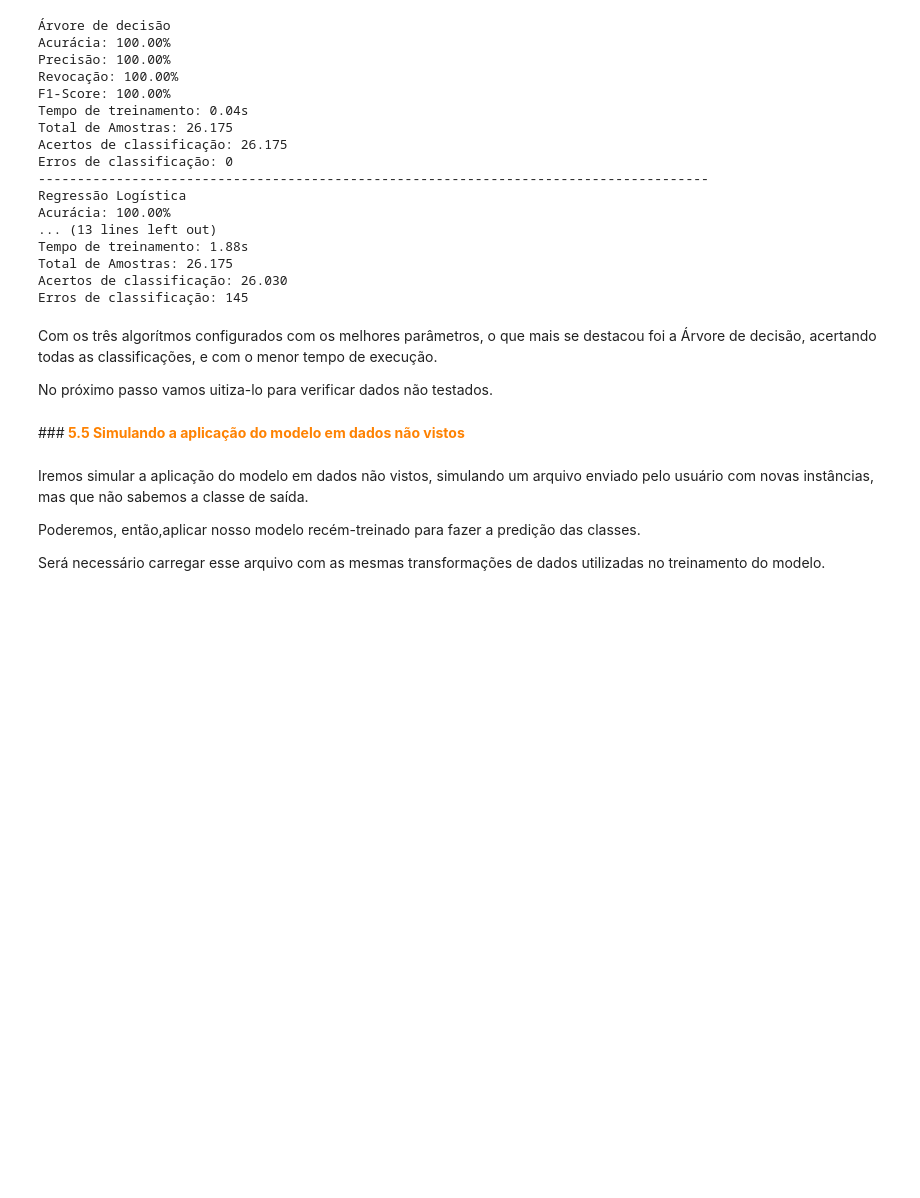
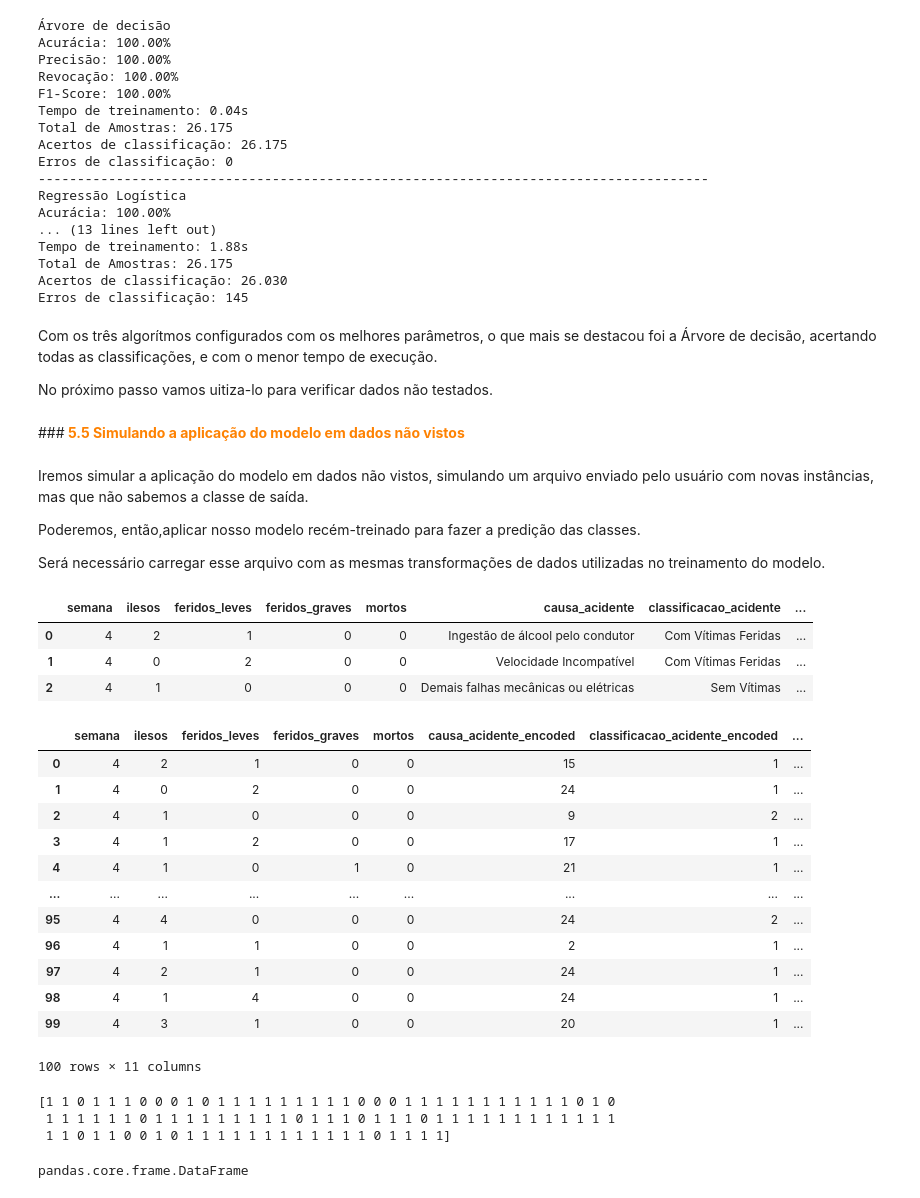
Before and after one commit to gabrielmprata/MVP_SP02_Macine_Learning_Deep, a Jupyter notebook: MVP_SP02_Macine_Learning_Deep.ipynb, the cells around one changed output. Cells and saved outputs as stored; diff of their text form; code cells hidden in the pictures; blank space fills up the shorter version.

```diff
--- a/MVP_SP02_Macine_Learning_Deep.ipynb
+++ b/MVP_SP02_Macine_Learning_Deep.ipynb
@@ -1652,3 +1654,49 @@ Iremos simular a aplicação do modelo em dados não vistos, simulando um arquiv
 Poderemos, então,aplicar nosso modelo recém-treinado para fazer a predição das classes.
 >
 Será necessário carregar esse arquivo com as mesmas transformações de dados utilizadas no treinamento do modelo.
+# %%
+# importando dados de uma url para um dataframe
+
+# URL de importação
+url3  = "https://raw.githubusercontent.com/gabrielmprata/MVP_SP02_Macine_Learning_Deep/main/dados_novos.csv"
+
+# Carga do dataset para o Pandas dataframe
+acidentes_novos = pd.read_csv(url3, encoding="Latin 1", sep=';')
+# %%
+#Verificando a carga
+acidentes_novos.head(3)
+# %% [output]
+|  | semana | ilesos | feridos_leves | feridos_graves | mortos | causa_acidente | classificacao_acidente | ... |
+| 0 | 4 | 2 | 1 | 0 | 0 | Ingestão de álcool pelo condutor | Com Vítimas Feridas | ... |
+| 1 | 4 | 0 | 2 | 0 | 0 | Velocidade Incompatível | Com Vítimas Feridas | ... |
+| 2 | 4 | 1 | 0 | 0 | 0 | Demais falhas mecânicas ou elétricas | Sem Vítimas | ... |
+# %%
+#Criando o dataset para aplicar o LE
+ml_model_new = acidentes_novos.copy()
+
+# Iniciando o LE
+le = LabelEncoder()
+
+#Selecionando o index dos atributos categóricos
+colunas = ml_model_new.dtypes.reset_index()
+categ_cols = colunas[colunas[0] == 'object']['index'].to_list()
+
+for i in categ_cols:
+     ml_model_new[str(i) +'_encoded'] = le.fit_transform(ml_model_new[i])
+     ml_model_new = ml_model_new.drop(i,axis = 1)
+# %%
+ml_model_new
+# %% [output]
+|  | semana | ilesos | feridos_leves | feridos_graves | mortos | causa_acidente_encoded | classificacao_acidente_encoded | ... |
+| 0 | 4 | 2 | 1 | 0 | 0 | 15 | 1 | ... |
+| 1 | 4 | 0 | 2 | 0 | 0 | 24 | 1 | ... |
+| 2 | 4 | 1 | 0 | 0 | 0 | 9 | 2 | ... |
+| 3 | 4 | 1 | 2 | 0 | 0 | 17 | 1 | ... |
+| 4 | 4 | 1 | 0 | 1 | 0 | 21 | 1 | ... |
+| ... | ... | ... | ... | ... | ... | ... | ... | ... |
+| 95 | 4 | 4 | 0 | 0 | 0 | 24 | 2 | ... |
+| 96 | 4 | 1 | 1 | 0 | 0 | 2 | 1 | ... |
+| 97 | 4 | 2 | 1 | 0 | 0 | 24 | 1 | ... |
+| 98 | 4 | 1 | 4 | 0 | 0 | 24 | 1 | ... |
+| 99 | 4 | 3 | 1 | 0 | 0 | 20 | 1 | ... |
+100 rows × 11 columns
@@ -1654,0 +1705,10 @@ Será necessário carregar esse arquivo com as mesmas transformações de dados
+# %%
+print(novos)
+# %% [output]
+[1 1 0 1 1 1 0 0 0 1 0 1 1 1 1 1 1 1 1 1 0 0 0 1 1 1 1 1 1 1 1 1 1 1 0 1 0
+ 1 1 1 1 1 1 0 1 1 1 1 1 1 1 1 1 0 1 1 1 0 1 1 1 0 1 1 1 1 1 1 1 1 1 1 1 1
+ 1 1 0 1 1 0 0 1 0 1 1 1 1 1 1 1 1 1 1 1 1 0 1 1 1 1]
+# %%
+type(ml_model_new)
+# %% [output]
+pandas.core.frame.DataFrame
```
Also changed, not shown: parts of 3 cells of this notebook.
